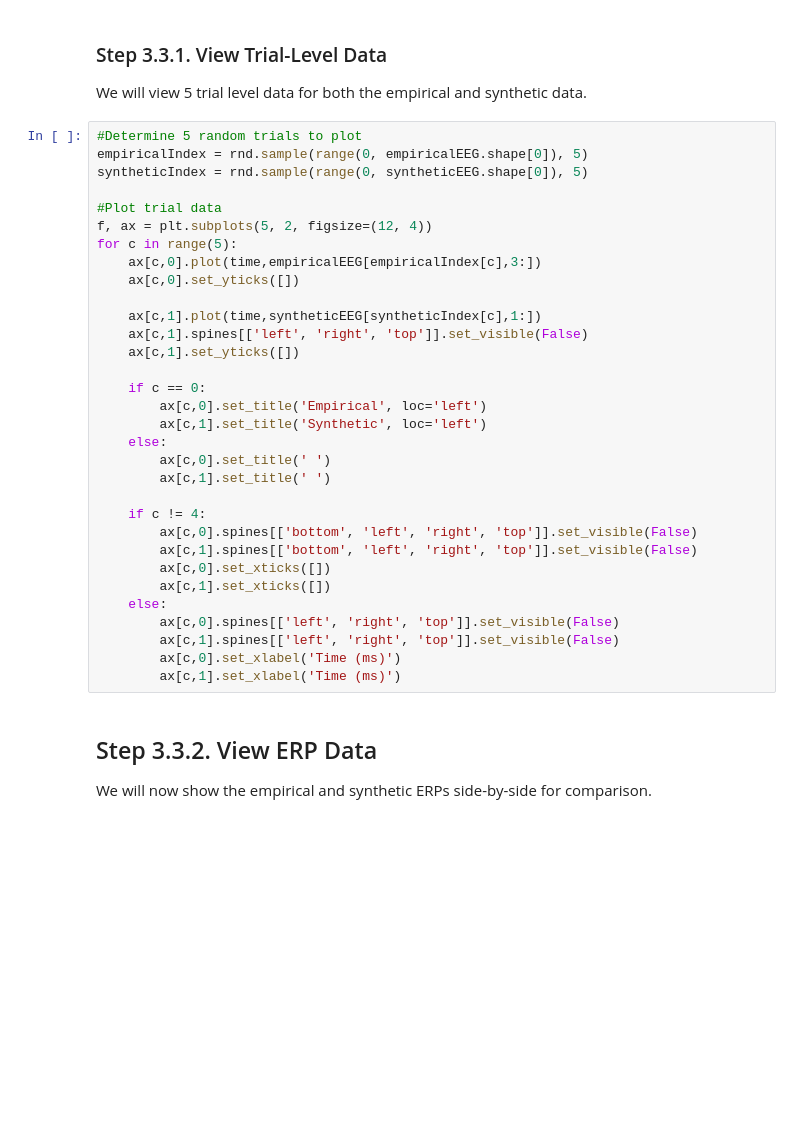
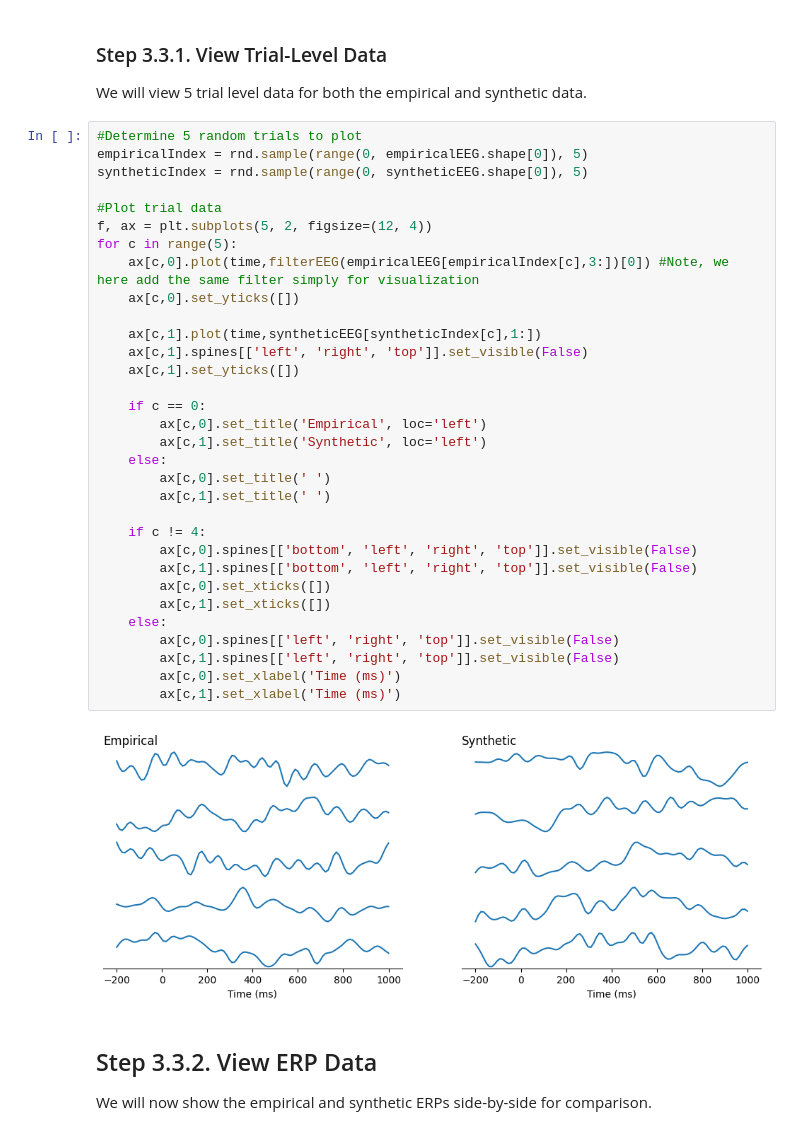
Before and after one commit to AutoResearch/EEG-GAN, a Jupyter notebook: tutorial/gansEEGTutorial.ipynb, the cells around one changed output. Cells and saved outputs as stored; diff of their text form; blank space fills up the shorter version.

```diff
--- a/tutorial/gansEEGTutorial.ipynb
+++ b/tutorial/gansEEGTutorial.ipynb
@@ -499,34 +499,36 @@ We will view 5 trial level data for both the empirical and synthetic data.
 #Determine 5 random trials to plot
 empiricalIndex = rnd.sample(range(0, empiricalEEG.shape[0]), 5)
 syntheticIndex = rnd.sample(range(0, syntheticEEG.shape[0]), 5)
 
 #Plot trial data
 f, ax = plt.subplots(5, 2, figsize=(12, 4))
 for c in range(5):
-    ax[c,0].plot(time,empiricalEEG[empiricalIndex[c],3:])
+    ax[c,0].plot(time,filterEEG(empiricalEEG[empiricalIndex[c],3:])[0]) #Note, we here add the same filter simply for visualization
     ax[c,0].set_yticks([])
 
     ax[c,1].plot(time,syntheticEEG[syntheticIndex[c],1:])
     ax[c,1].spines[['left', 'right', 'top']].set_visible(False)
     ax[c,1].set_yticks([])
 
     if c == 0:
         ax[c,0].set_title('Empirical', loc='left')
         ax[c,1].set_title('Synthetic', loc='left')
     else:
         ax[c,0].set_title(' ')
         ax[c,1].set_title(' ')
 
     if c != 4:
         ax[c,0].spines[['bottom', 'left', 'right', 'top']].set_visible(False)
         ax[c,1].spines[['bottom', 'left', 'right', 'top']].set_visible(False)
         ax[c,0].set_xticks([])
         ax[c,1].set_xticks([])
     else:
         ax[c,0].spines[['left', 'right', 'top']].set_visible(False)
         ax[c,1].spines[['left', 'right', 'top']].set_visible(False)
         ax[c,0].set_xlabel('Time (ms)')
         ax[c,1].set_xlabel('Time (ms)')
+# %% [output]
+[figure, added]
 # %% [markdown]
 ## Step 3.3.2. View ERP Data
 We will now show the empirical and synthetic ERPs side-by-side for comparison.
```
Also changed, not shown: parts of 13 cells of this notebook, 3 other files.
